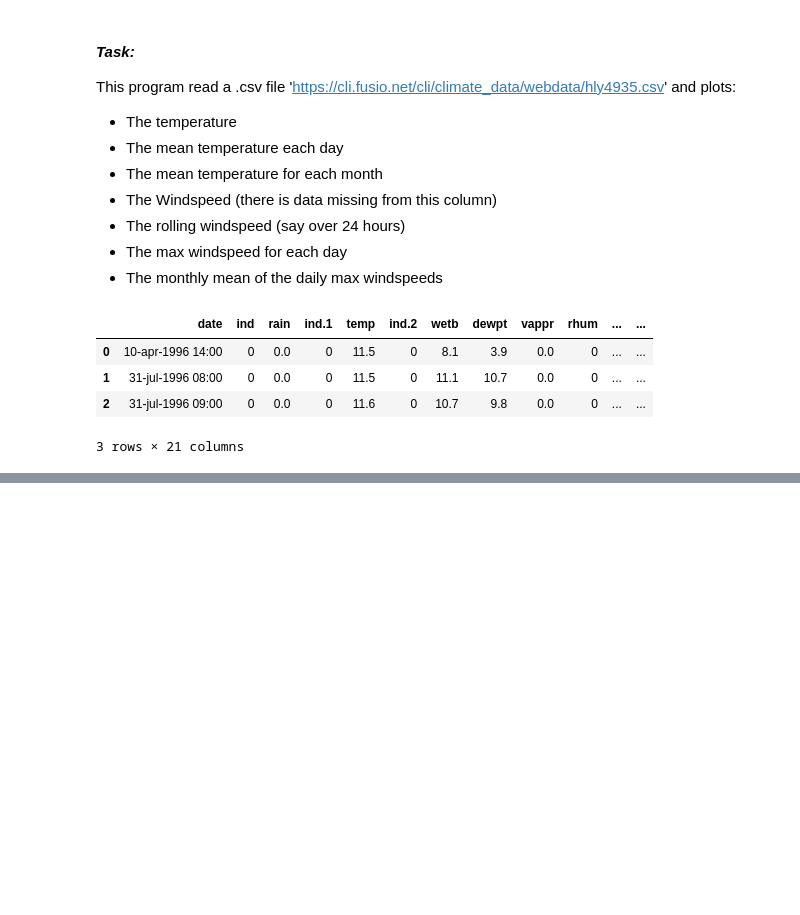
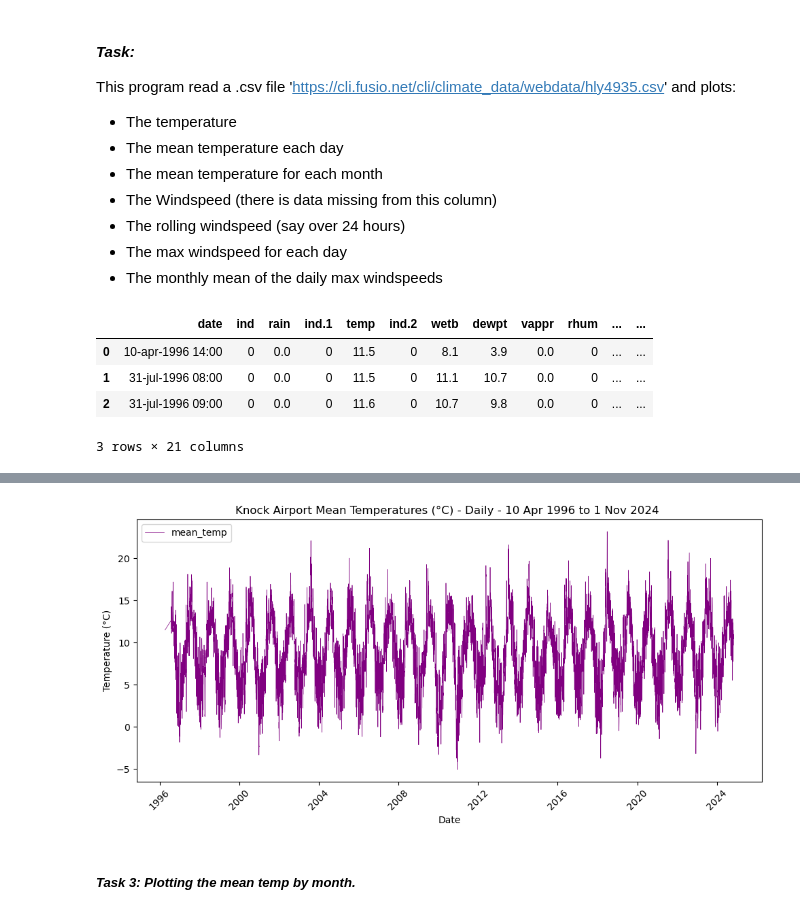
Before and after one commit to ermelinda-q/PFDA, a Jupyter notebook: assignments/assignment_6_weather.ipynb, the cells around one changed output, grey strips where cells are left out. Saved outputs shown, nothing was run; the diff lists cells and outputs as text; code cells hidden in the pictures; blank space fills up the shorter version.

```diff
--- a/assignments/assignment_6_weather.ipynb
+++ b/assignments/assignment_6_weather.ipynb
@@ -91,0 +87,12 @@ plt.show()
+# %%
+# Removing any leading/trailing spaces from column names.
+df_temp.columns = df_temp.columns.str.strip()
+
+# I'm changing the index from the 'date' column back to original index. Made it easier for me to calculate the mean temperature.
+df_temp.reset_index(inplace=True)
+
+# I'm converting back the date to object and removing the time from the 'date' column.
+df_temp['date'] = pd.to_datetime(df_temp['date'], errors='coerce').dt.date
+
+# Checking the output of the date column to verify it worked
+print(df_temp['date'].head())
@@ -91,0 +106,9 @@ plt.show()
+# %%
+# Grouping data by 'date' and calculating the mean temperature
+daily_mean_df = df_temp.groupby('date')['temp'].mean().reset_index()
+
+# Rename the 'temp' column in the new DataFrame to 'mean_temp' - easier to read.
+daily_mean_df = daily_mean_df.rename(columns={'temp': 'mean_temp'})
+
+# Checking the output to verify the changes I made worked.
+print(daily_mean_df.head(10))       # Yes!
@@ -91,0 +127,13 @@ plt.show()
+# %%
+# Plot the data using mean temperature each day
+daily_mean_df.plot(x='date',y='mean_temp', kind='line', figsize=(10, 5), linestyle='-', linewidth=0.5, markersize=2, color='purple')
+plt.xlabel('Date')
+plt.ylabel('Temperature (°C)')
+plt.title('Knock Airport Mean Temperatures (°C) - Daily - 10 Apr 1996 to 1 Nov 2024 ')
+plt.xticks(rotation=45)
+plt.tight_layout()
+plt.show()
+# %% [output]
+[figure, added]
+# %% [markdown]
+##### _Task 3: Plotting the mean temp by month._
```
Also changed, not shown: parts of 14 cells of this notebook, 1 other file.
